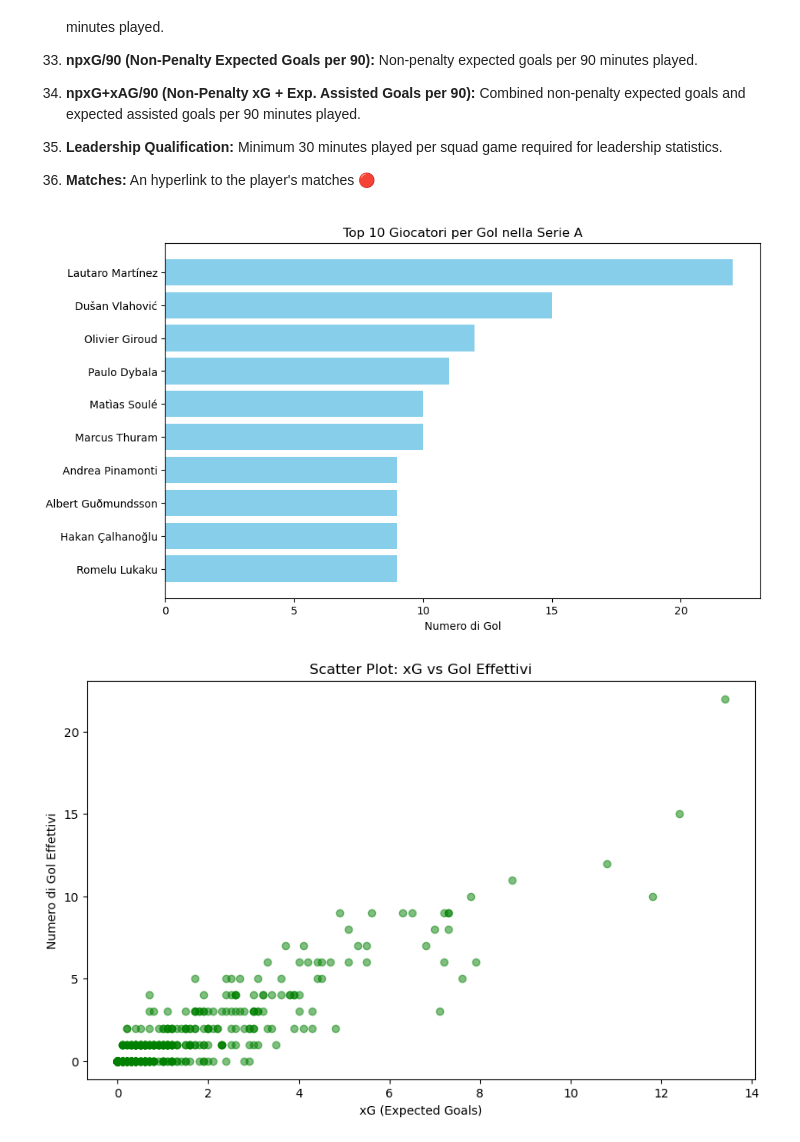
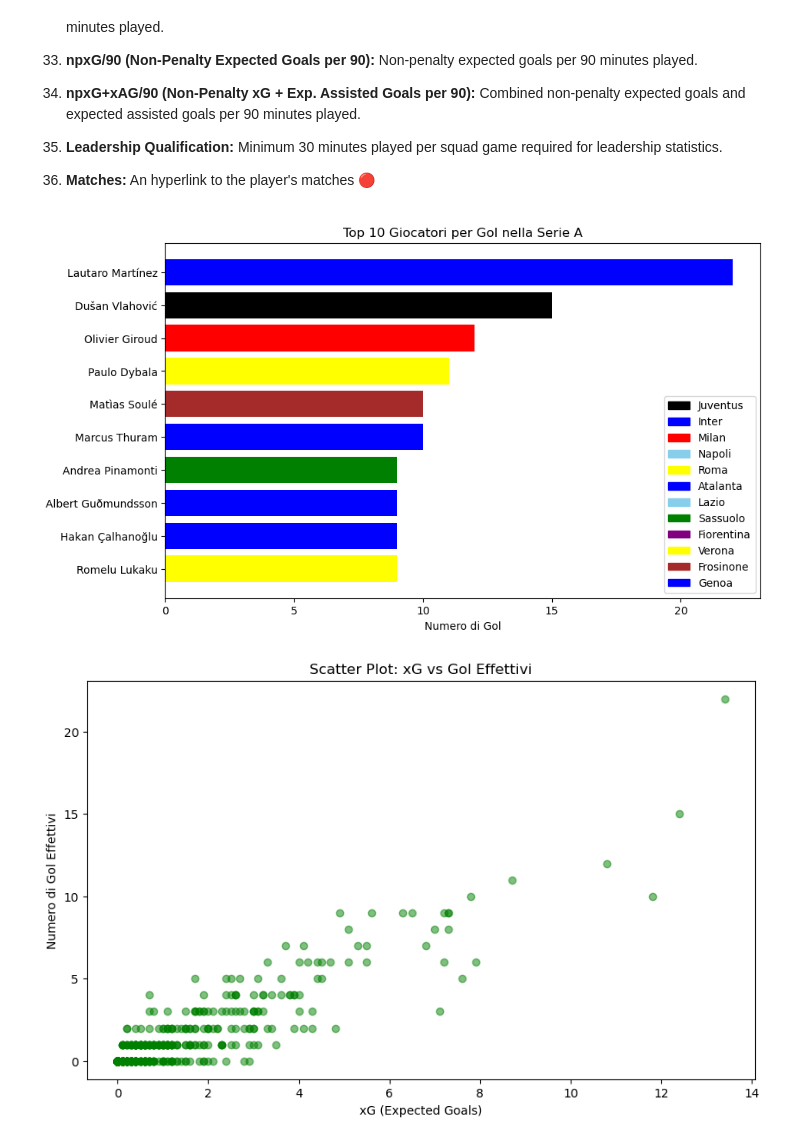
Before and after one commit to andreamoleri/Offside, a Jupyter notebook: offside.ipynb, the cells around one changed output. Drawn from its saved outputs; the diff is of its cells as text; code cells hidden in the pictures.

Commit message:
Added Colors to Graph

```diff
--- a/offside.ipynb
+++ b/offside.ipynb
@@ -60,7 +60,6 @@ df.columns = new_columns
 # Rimuovo le Informazioni Inutili
 df.drop('(Background Information, Alphabetical Rank)', axis=1, inplace=True)
 df.drop('(Background Information, Nation)', axis=1, inplace=True)
-df.drop('(Background Information, Squad)', axis=1, inplace=True)
 df.drop('(Background Information, Age)', axis=1, inplace=True)
 df.drop(df.columns[len(df.columns)-1], axis=1, inplace=True)
 
@@ -69,6 +68,7 @@ df.drop(df.columns[len(df.columns)-1], axis=1, inplace=True)
 
 df["(Background Information, Full Name)"] = df["(Background Information, Full Name)"].astype("string")
 df["(Background Information, Position)"] = df["(Background Information, Position)"].astype("category")
+df["(Background Information, Squad)"] = df["(Background Information, Squad)"].astype("category")
 df["(Background Information, Year of Birth)"] = pd.to_numeric(df["(Background Information, Year of Birth)"], errors='coerce')
 df["(Playing Time, MP)"] = pd.to_numeric(df["(Playing Time, MP)"], errors='coerce')
 df["(Playing Time, Starts)"] = pd.to_numeric(df["(Playing Time, Starts)"], errors='coerce')
@@ -196,19 +196,29 @@ The dataset comprises 37 columns providing comprehensive insights into various a
 36. **Matches:** An hyperlink to the player's matches 🔴
 # %%
 import matplotlib.pyplot as plt
+
+# Definisci una mappatura di colori per ciascuna squadra
+colors = {'Juventus': 'black', 'Inter': 'blue', 'Milan': 'red', 'Napoli': 'skyblue', 'Roma': 'yellow',
+          'Atalanta': 'blue', 'Lazio': 'skyblue', 'Sassuolo': 'green', 'Fiorentina': 'purple', 'Verona': 'yellow', 'Frosinone': 'brown', 'Genoa': 'blue'}
 
 # Ordina il DataFrame per il numero di gol
 df_sorted = df.sort_values(by='(Performance, Gls)', ascending=False).head(10)
 
 # Plot
 plt.figure(figsize=(10,6))
-plt.barh(df_sorted['(Background Information, Full Name)'], df_sorted['(Performance, Gls)'], color='skyblue')
+bars = plt.barh(df_sorted['(Background Information, Full Name)'], df_sorted['(Performance, Gls)'],
+                color=[colors[squad] for squad in df_sorted['(Background Information, Squad)']])
 plt.xlabel('Numero di Gol')
 plt.title('Top 10 Giocatori per Gol nella Serie A')
 plt.gca().invert_yaxis()
+
+# Aggiungi legenda per le squadre
+legend_colors = [plt.Rectangle((0,0),1,1, color=color) for color in colors.values()]
+plt.legend(legend_colors, colors.keys())
+
 plt.show()
 # %% [output]
-[figure, old version]
+[figure, new version]
 # %%
 plt.figure(figsize=(10,6))
 plt.scatter(df['(Expected, xG)'], df['(Performance, Gls)'], color='green', alpha=0.5)
```
Also changed, not shown: parts of 1 cell of this notebook, 1 other file.
